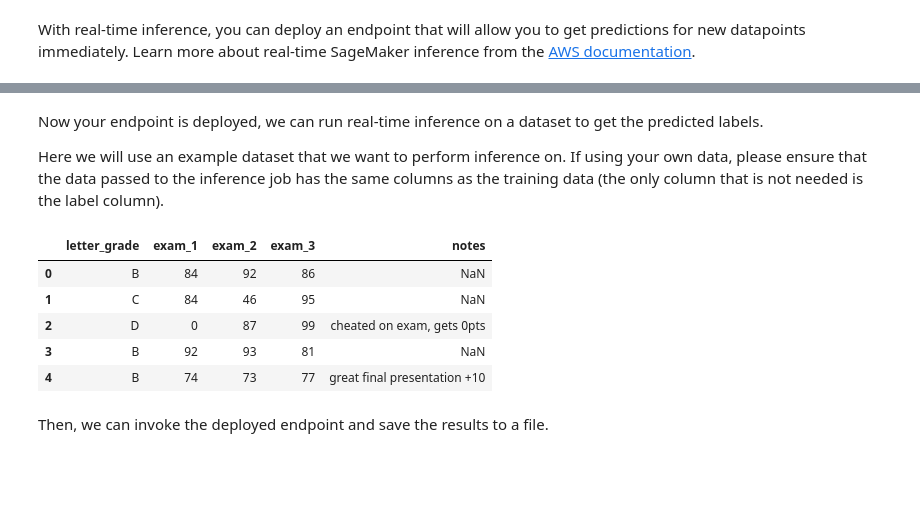
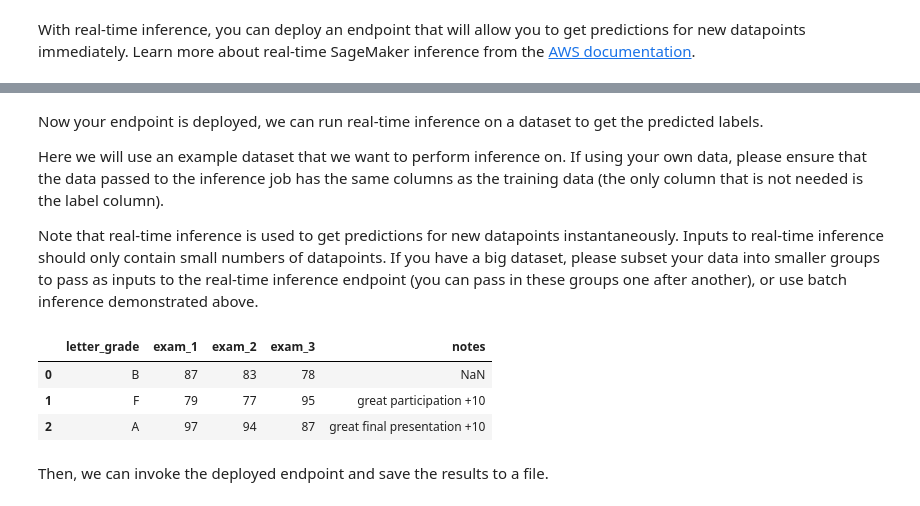
Before and after one commit to cleanlab/aws-marketplace, a Jupyter notebook: label-inspector/label_inspector.ipynb, the cells around one changed output, grey strips where cells are left out. Drawn from its saved outputs; the diff is of its cells as text; code cells hidden in the pictures; blank space fills up the shorter version.

```diff
--- a/label-inspector/label_inspector.ipynb
+++ b/label-inspector/label_inspector.ipynb
@@ -355,6 +350,8 @@ INFO:sagemaker:Creating endpoint with name label-inspector-predictor
 Now your endpoint is deployed, we can run real-time inference on a dataset to get the predicted labels.
 
 Here we will use an example dataset that we want to perform inference on. If using your own data, please ensure that the data passed to the inference job has the same columns as the training data (the only column that is not needed is the label column).
+
+Note that real-time inference is used to get predictions for new datapoints instantaneously. Inputs to real-time inference should only contain small numbers of datapoints. If you have a big dataset, please subset your data into smaller groups to pass as inputs to the real-time inference endpoint (you can pass in these groups one after another), or use batch inference demonstrated above.
 # %%
 # specify the input and output filepaths
 # real_time_input_file = "data/input/inference_dataset.csv"
@@ -365,14 +362,12 @@ endpoint_name = "label-inspector"
 # %%
 # here is a sample dataset for inference, notice how the columns are the same as the training data
 inference_dataset = pd.read_csv(real_time_input_file)
-inference_dataset.head()
+inference_dataset
 # %% [output]
 |  | letter_grade | exam_1 | exam_2 | exam_3 | notes |
-| 0 | B | 84 | 92 | 86 | NaN |
-| 1 | C | 84 | 46 | 95 | NaN |
-| 2 | D | 0 | 87 | 99 | cheated on exam, gets 0pts |
-| 3 | B | 92 | 93 | 81 | NaN |
-| 4 | B | 74 | 73 | 77 | great final presentation +10 |
+| 0 | B | 87 | 83 | 78 | NaN |
+| 1 | F | 79 | 77 | 95 | great participation +10 |
+| 2 | A | 97 | 94 | 87 | great final presentation +10 |
 # %% [markdown]
 Then, we can invoke the deployed endpoint and save the results to a file.
 # %%
```
Also changed, not shown: parts of 5 cells of this notebook, 2 other files.
